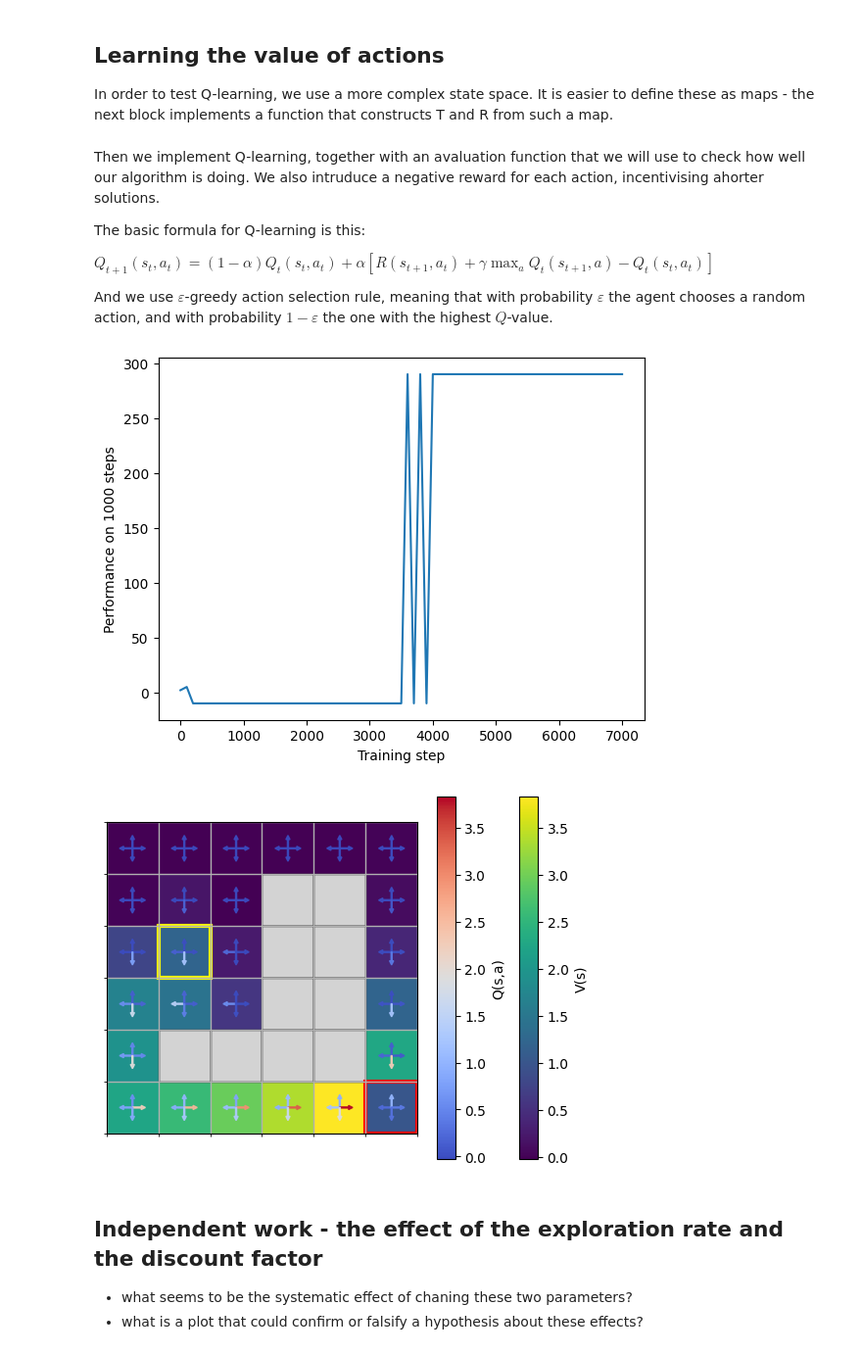
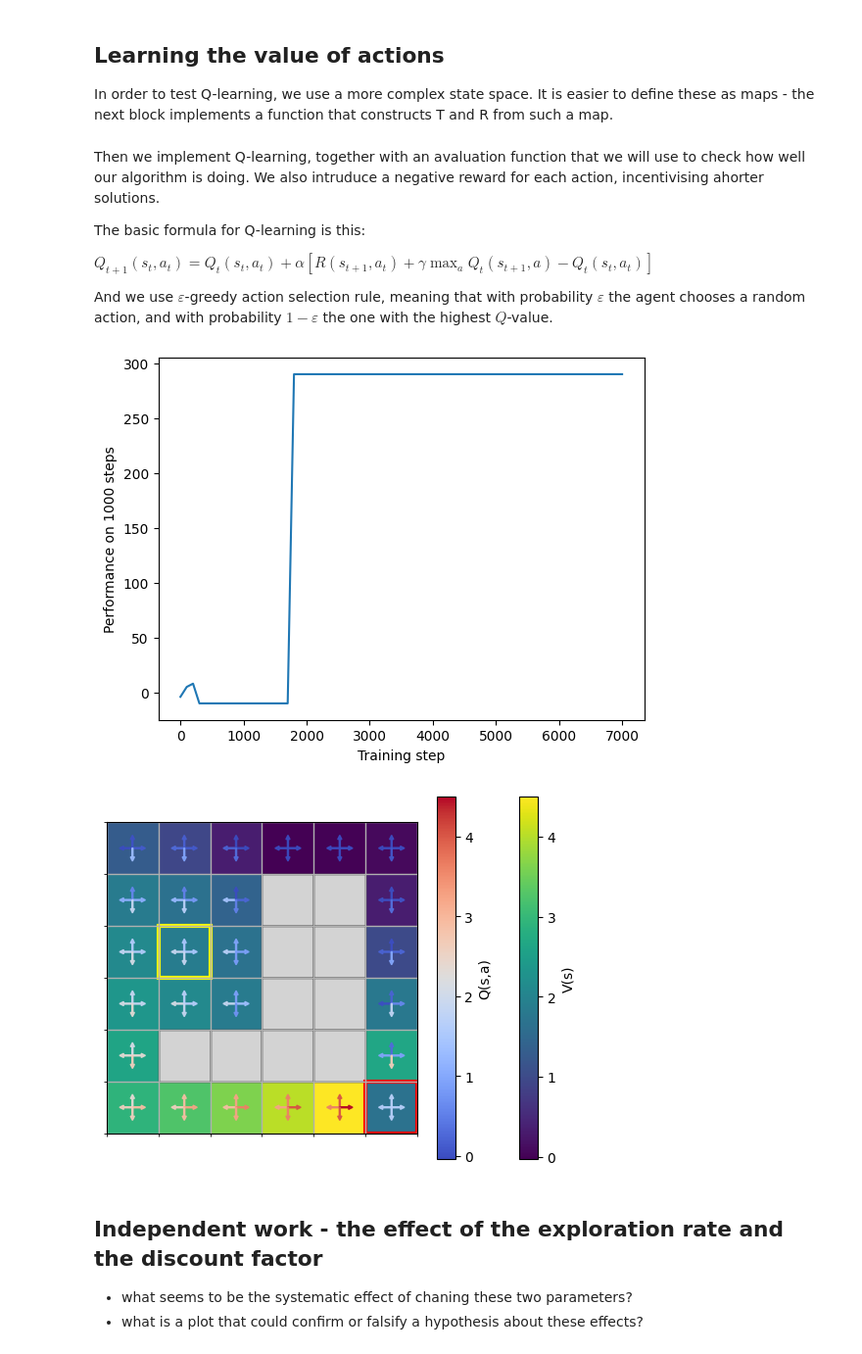
Before and after one commit to mihalybanyai/ait-compneuro-assignments, a Jupyter notebook: AIT26_Tutorial4_RL.ipynb, the cells around one changed output. Shown at 98% size. Drawn from its saved outputs; the diff is of its cells as text; code cells hidden in the pictures.

```diff
--- a/AIT26_Tutorial4_RL.ipynb
+++ b/AIT26_Tutorial4_RL.ipynb
@@ -267,7 +269,7 @@ Then we implement Q-learning, together with an avaluation function that we will
 
 The basic formula for Q-learning is this:
 
-$Q_{t+1}(s_t, a_t) = (1 - \alpha) Q_t(s_t, a_t) + \alpha \left[ R(s_{t+1}, a_t) + \gamma \max_a Q_t(s_{t+1}, a) - Q_t(s_t, a_t)\right]$
+$Q_{t+1}(s_t, a_t) = Q_t(s_t, a_t) + \alpha \left[ R(s_{t+1}, a_t) + \gamma \max_a Q_t(s_{t+1}, a) - Q_t(s_t, a_t)\right]$
 
 And we use $\varepsilon$-greedy action selection rule, meaning that with probability $\varepsilon$ the agent chooses a random action, and with probability $1-\varepsilon$ the one with the highest $Q$-value.
 # %%
@@ -313,38 +315,38 @@ def Q_learning(T, R, gamma, max_iter, alpha, epsilon, init_state, Q_init=None, a
             action = random.choice(actions)
         else:
             best_actions = np.argwhere(Q[act_state, :] == np.amax(Q[act_state, :])).flatten().tolist()
             action = random.choice(best_actions)
 
         # the next state is chosen according to the state-action transition probability tensor
         next_state = np.random.choice(states, size=1, p=T[act_state, :, action].flatten()).item()
 
         # the reward is augmented with the action penalty
         reward = R[next_state]
         reward += 0 if action_penalty is None else action_penalty
 
         # the TD update uses the most valuable action in the next state
-        TD = reward + gamma * Q[next_state, :].max()
-        Q[act_state, action] = (1 - alpha) * Q[act_state, action] + alpha * TD
+        TD = reward + gamma * Q[next_state, :].max() - Q[act_state, action]
+        Q[act_state, action] += alpha * TD
 
         # performance logging
         if eval_interval is not None and i % eval_interval == 0:
             eval_perfs.append(evaluate_Q(T, R, init_state, Q, eval_step, action_penalty=action_penalty))
         value_sums.append(Q.sum() / n_states)
 
         act_state = next_state
 
     if eval_interval is not None:
         plt.plot(np.array(range(len(eval_perfs))) * eval_interval , eval_perfs)
         plt.xlabel("Training step")
         plt.ylabel("Performance on %d steps" % eval_step)
 
     return value_sums, Q
 
-_, Q = Q_learning(T_map, R_map, 0.9, 7000, 0.05, 0.2, init_state, action_penalty=-0.01, eval_interval=100, eval_step=1000)
+_, Q = Q_learning(T_map, R_map, gamma=0.9, max_iter=7000, alpha=0.2, epsilon=0.5, init_state=init_state, action_penalty=-0.01, eval_interval=100, eval_step=1000)
 plot_gridworld(state_map, init_state, q_function=Q)
 # %% [output]
-[figure, old version]
+[figure, new version]
-[figure, old version]
+[figure, new version]
 # %% [markdown]
 ## Independent work - the effect of the exploration rate and the discount factor
 
```
Also changed, not shown: parts of 2 cells of this notebook.
